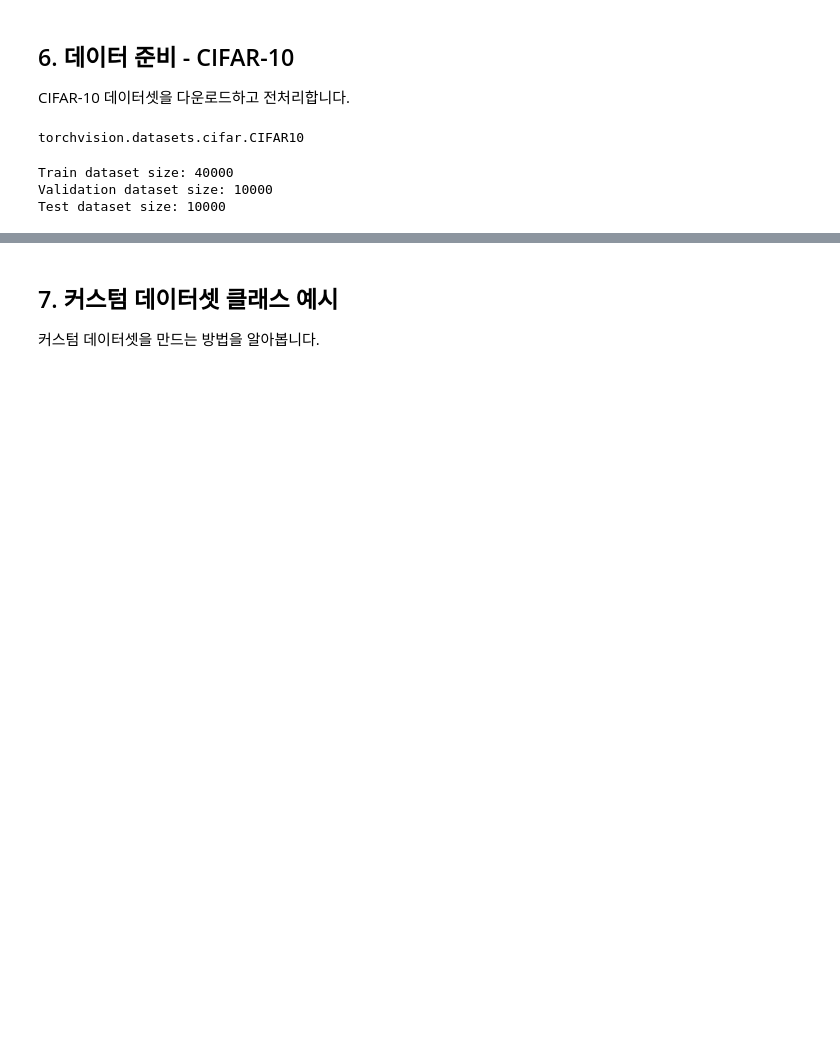
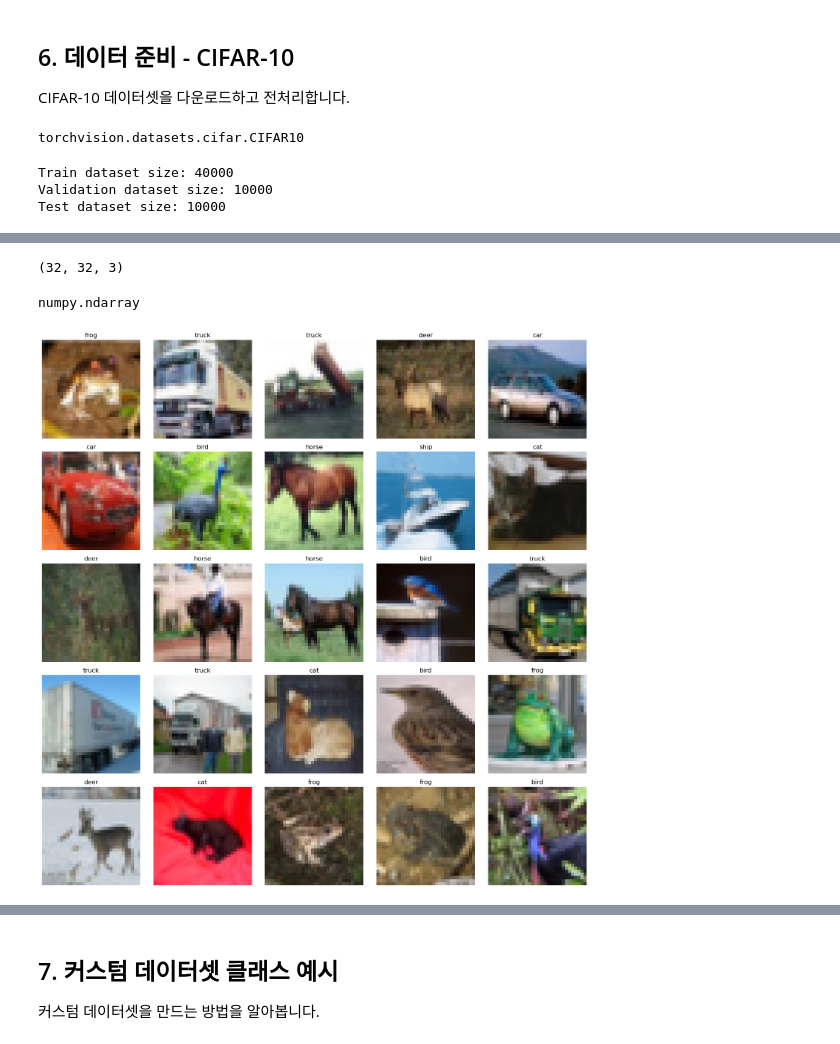
Before and after one commit to elian118/deep-learning, a Jupyter notebook: PyTorch/cnn_tutorial.ipynb, the cells around one changed output, grey strips where cells are left out. Saved outputs shown, nothing was run; the diff lists cells and outputs as text; code cells hidden in the pictures; blank space fills up the shorter version.

```diff
--- a/PyTorch/cnn_tutorial.ipynb
+++ b/PyTorch/cnn_tutorial.ipynb
@@ -754,0 +839,29 @@ classes = ('plane', 'car', 'bird', 'cat', 'deer',
+# %%
+print(train_dataset.dataset.data[0].shape)
+type(train_dataset.dataset.data)
+# %% [output]
+(32, 32, 3)
+numpy.ndarray
+# %%
+import matplotlib.pyplot as plt
+
+x_train = train_dataset.dataset.data
+y_train = train_dataset.dataset.targets
+
+# plt.imshow(x_train[0])
+# plt.axis("off")
+# plt.show()
+
+fig, axes = plt.subplots(5, 5, figsize=(15, 15))
+
+for i in range(5):
+    for j in range(5):
+        idx = i * 5 + j
+        axes[i, j].imshow(x_train[idx])
+        axes[i, j].axis("off")
+        axes[i, j].set_title(classes[y_train[idx]])
+
+plt.tight_layout()
+plt.show()
+# %% [output]
+[figure, added]
```
Also changed, not shown: parts of 48 cells of this notebook, 1 other file.
